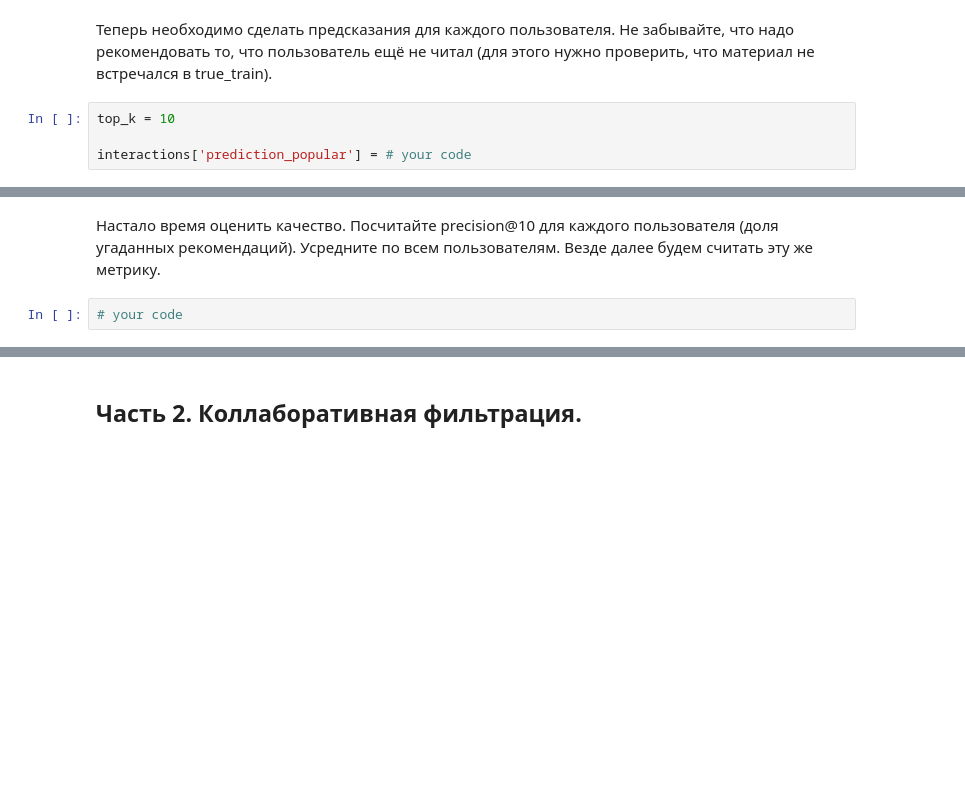
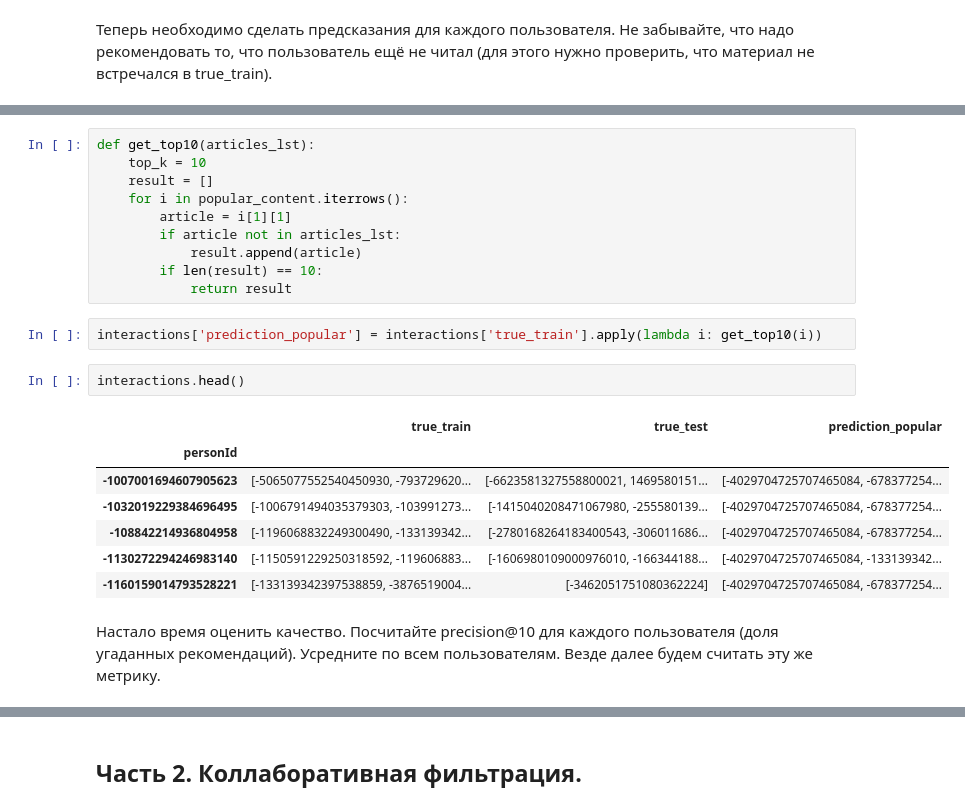
Before and after one commit to vbaryshev4/Data_Science, a Jupyter notebook: hse_ml/Advanced/RecSys/recsys-task.ipynb, the cells around one changed output, grey strips where cells are left out. Drawn from its saved outputs; the diff is of its cells as text; blank space fills up the shorter version.

```diff
--- a/hse_ml/Advanced/RecSys/recsys-task.ipynb
+++ b/hse_ml/Advanced/RecSys/recsys-task.ipynb
@@ -258,6 +247,2 @@ popular_content
 # %% [markdown]
 Теперь необходимо сделать предсказания для каждого пользователя. Не забывайте, что надо рекомендовать то, что пользователь ещё не читал (для этого нужно проверить, что материал не встречался в true_train).
-# %%
-top_k = 10
-
-interactions['prediction_popular'] = # your code
@@ -264,4 +259,24 @@ interactions['prediction_popular'] = # your code
+# %%
+def get_top10(articles_lst):
+    top_k = 10
+    result = []
+    for i in popular_content.iterrows():
+        article = i[1][1]
+        if article not in articles_lst:
+            result.append(article)
+        if len(result) == 10:
+            return result
+# %%
+interactions['prediction_popular'] = interactions['true_train'].apply(lambda i: get_top10(i))
+# %%
+interactions.head()
+# %% [output]
+|  | true_train | true_test | prediction_popular |
+| personId |  |  |  |
+| -1007001694607905623 | [-5065077552540450930, -793729620... | [-6623581327558800021, 1469580151... | [-4029704725707465084, -678377254... |
+| -1032019229384696495 | [-1006791494035379303, -103991273... | [-1415040208471067980, -255580139... | [-4029704725707465084, -678377254... |
+| -108842214936804958 | [-1196068832249300490, -133139342... | [-2780168264183400543, -306011686... | [-4029704725707465084, -678377254... |
+| -1130272294246983140 | [-1150591229250318592, -119606883... | [-1606980109000976010, -166344188... | [-4029704725707465084, -133139342... |
+| -1160159014793528221 | [-133139342397538859, -3876519004... | [-3462051751080362224] | [-4029704725707465084, -678377254... |
 # %% [markdown]
 Настало время оценить качество. Посчитайте precision@10 для каждого пользователя (доля угаданных рекомендаций). Усредните по всем пользователям. Везде далее будем считать эту же метрику.
-# %%
-# your code
```
Also changed, not shown: parts of 11 cells of this notebook.
